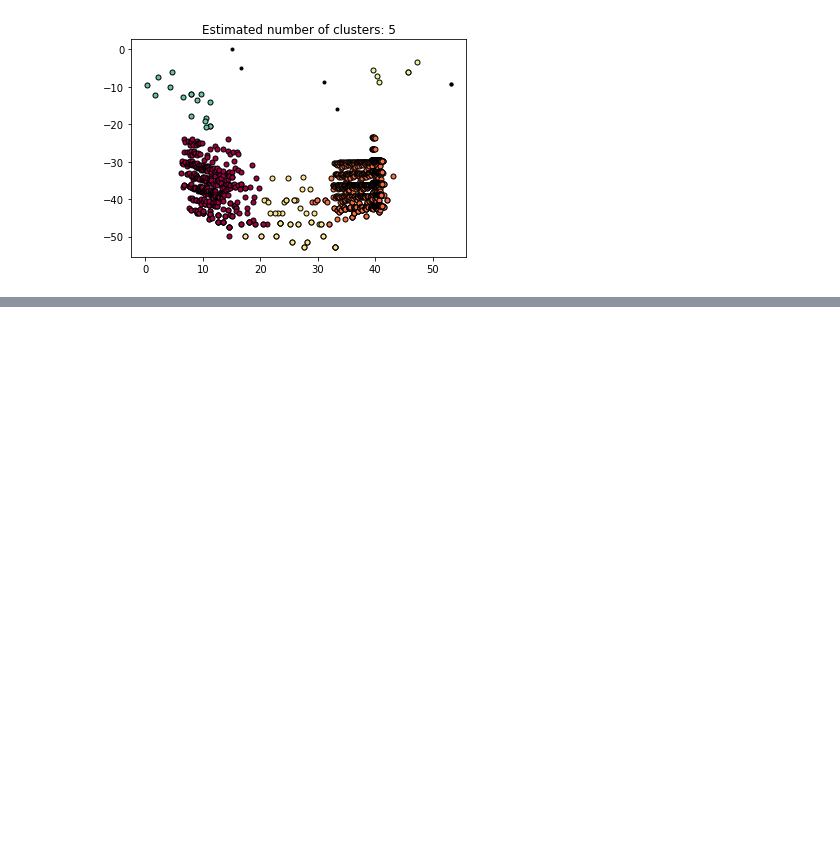
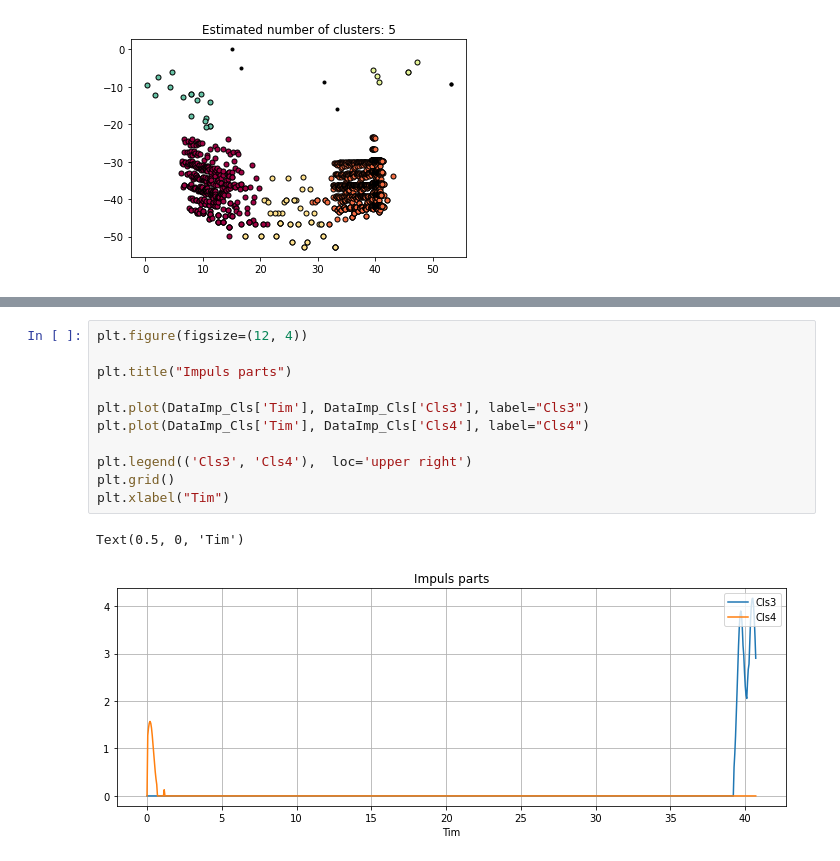
Before and after one commit to IvannikovaLiliya/ParametrModel, a Jupyter notebook: clastering.ipynb, the cells around one changed output, grey strips where cells are left out. Drawn from its saved outputs; the diff is of its cells as text; blank space fills up the shorter version.

```diff
--- a/clastering.ipynb
+++ b/clastering.ipynb
@@ -119,0 +227,14 @@ plt.show()
+# %%
+plt.figure(figsize=(12, 4))
+
+plt.title("Impuls parts")
+
+plt.plot(DataImp_Cls['Tim'], DataImp_Cls['Cls3'], label="Cls3")
+plt.plot(DataImp_Cls['Tim'], DataImp_Cls['Cls4'], label="Cls4")
+
+plt.legend(('Cls3', 'Cls4'),  loc='upper right')
+plt.grid()
+plt.xlabel("Tim")
+# %% [output]
+Text(0.5, 0, 'Tim')
+[figure, added]
```
Also changed, not shown: parts of 14 cells of this notebook.
